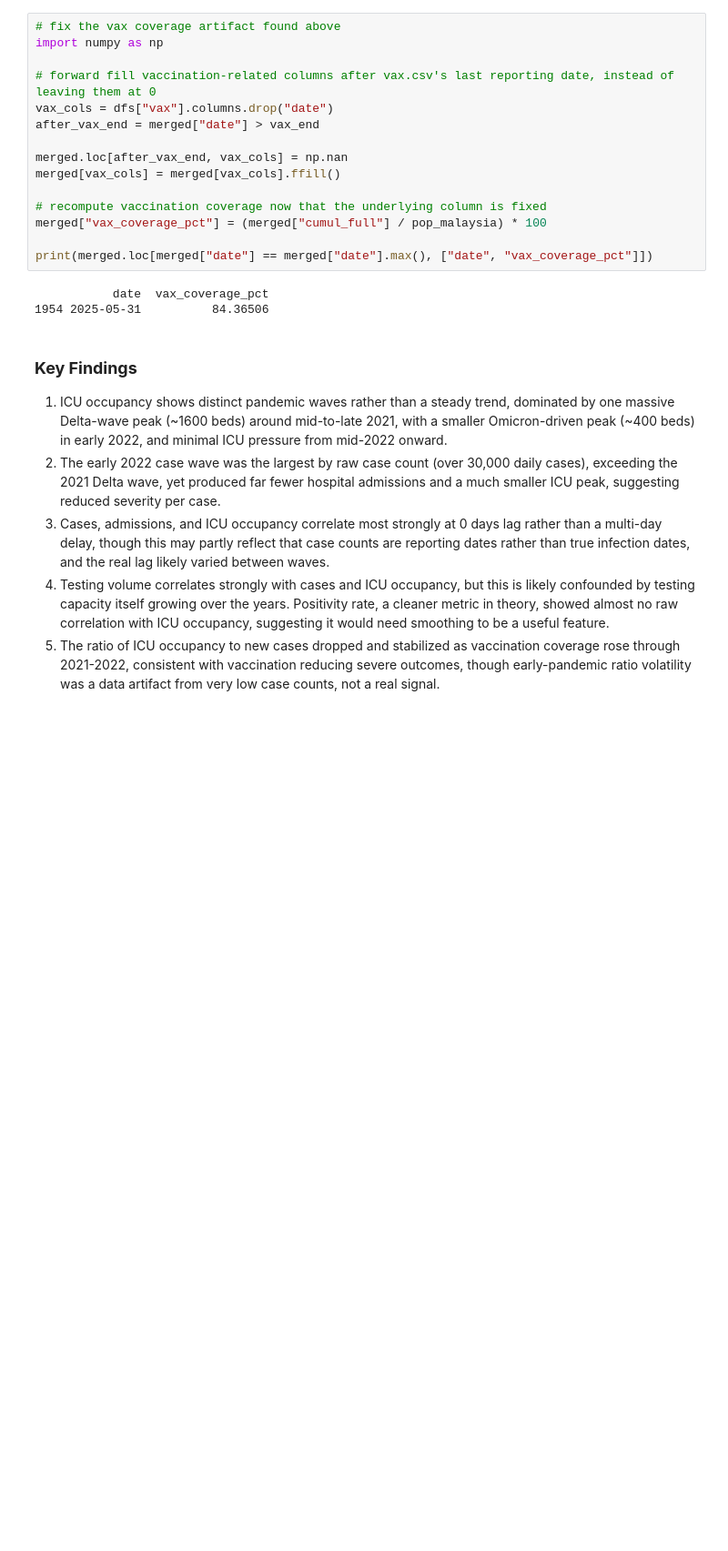
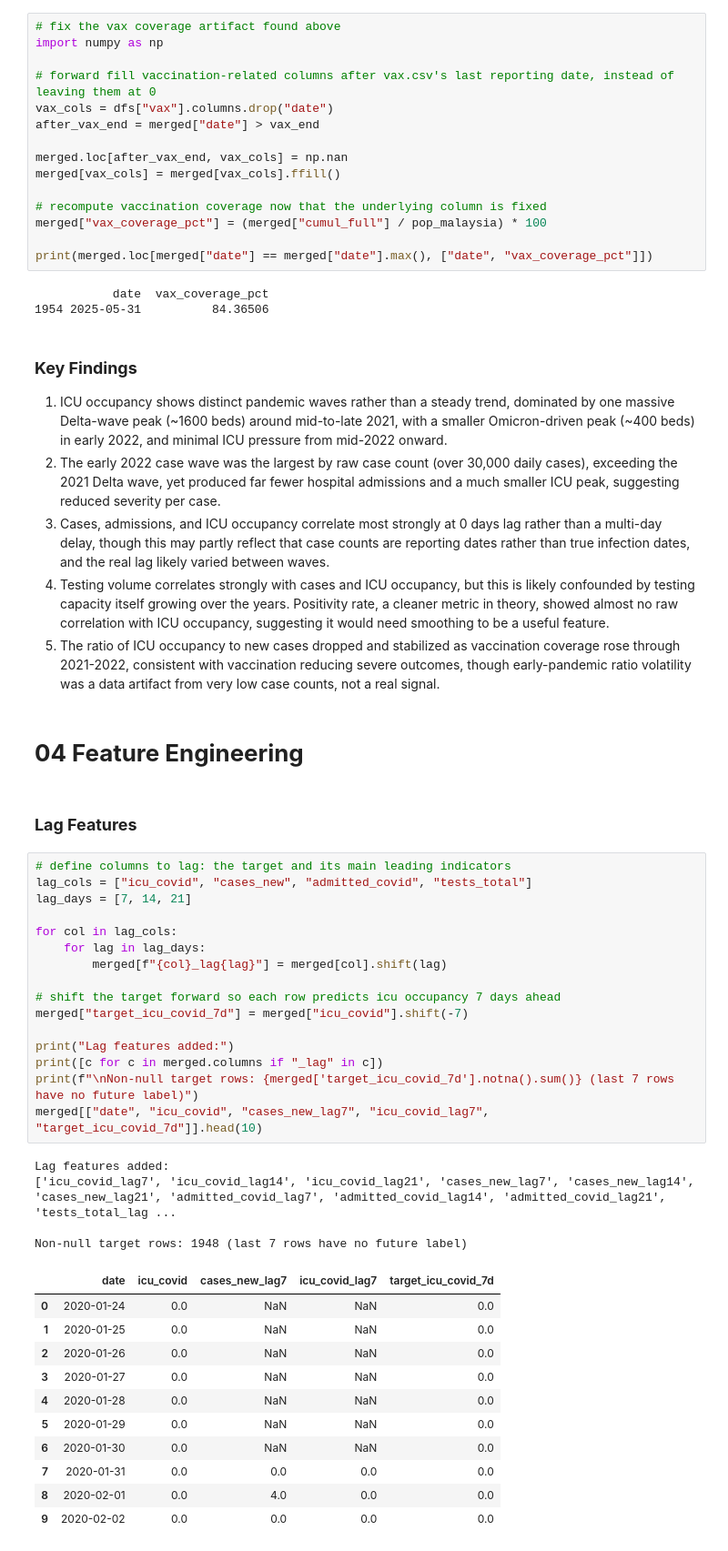
Before and after one commit to peishuen/Malaysia-ICU-Bed-Demand-Forecasting, a Jupyter notebook: analysis.ipynb, the cells around one changed output. Shown at 91% size. Saved outputs shown, nothing was run; the diff lists cells and outputs as text; blank space fills up the shorter version.

```diff
--- a/analysis.ipynb
+++ b/analysis.ipynb
@@ -522,3 +522,39 @@ print(merged.loc[merged["date"] == merged["date"].max(), ["date", "vax_coverage_
 3. Cases, admissions, and ICU occupancy correlate most strongly at 0 days lag rather than a multi-day delay, though this may partly reflect that case counts are reporting dates rather than true infection dates, and the real lag likely varied between waves.
 4. Testing volume correlates strongly with cases and ICU occupancy, but this is likely confounded by testing capacity itself growing over the years. Positivity rate, a cleaner metric in theory, showed almost no raw correlation with ICU occupancy, suggesting it would need smoothing to be a useful feature.
 5. The ratio of ICU occupancy to new cases dropped and stabilized as vaccination coverage rose through 2021-2022, consistent with vaccination reducing severe outcomes, though early-pandemic ratio volatility was a data artifact from very low case counts, not a real signal.
+# %% [markdown]
+# **04 Feature Engineering**
+# %% [markdown]
+### **Lag Features**
+# %%
+# define columns to lag: the target and its main leading indicators
+lag_cols = ["icu_covid", "cases_new", "admitted_covid", "tests_total"]
+lag_days = [7, 14, 21]
+
+for col in lag_cols:
+    for lag in lag_days:
+        merged[f"{col}_lag{lag}"] = merged[col].shift(lag)
+
+# shift the target forward so each row predicts icu occupancy 7 days ahead
+merged["target_icu_covid_7d"] = merged["icu_covid"].shift(-7)
+
+print("Lag features added:")
+print([c for c in merged.columns if "_lag" in c])
+print(f"\nNon-null target rows: {merged['target_icu_covid_7d'].notna().sum()} (last 7 rows have no future label)")
+merged[["date", "icu_covid", "cases_new_lag7", "icu_covid_lag7", "target_icu_covid_7d"]].head(10)
+# %% [output]
+Lag features added:
+['icu_covid_lag7', 'icu_covid_lag14', 'icu_covid_lag21', 'cases_new_lag7', 'cases_new_lag14', 'cases_new_lag21', 'admitted_covid_lag7', 'admitted_covid_lag14', 'admitted_covid_lag21', 'tests_total_lag ...
+
+Non-null target rows: 1948 (last 7 rows have no future label)
+|  | date | icu_covid | cases_new_lag7 | icu_covid_lag7 | target_icu_covid_7d |
+| 0 | 2020-01-24 | 0.0 | NaN | NaN | 0.0 |
+| 1 | 2020-01-25 | 0.0 | NaN | NaN | 0.0 |
+| 2 | 2020-01-26 | 0.0 | NaN | NaN | 0.0 |
+| 3 | 2020-01-27 | 0.0 | NaN | NaN | 0.0 |
+| 4 | 2020-01-28 | 0.0 | NaN | NaN | 0.0 |
+| 5 | 2020-01-29 | 0.0 | NaN | NaN | 0.0 |
+| 6 | 2020-01-30 | 0.0 | NaN | NaN | 0.0 |
+| 7 | 2020-01-31 | 0.0 | 0.0 | 0.0 | 0.0 |
+| 8 | 2020-02-01 | 0.0 | 4.0 | 0.0 | 0.0 |
+| 9 | 2020-02-02 | 0.0 | 0.0 | 0.0 | 0.0 |
```
Also changed, not shown: parts of 10 cells of this notebook.
